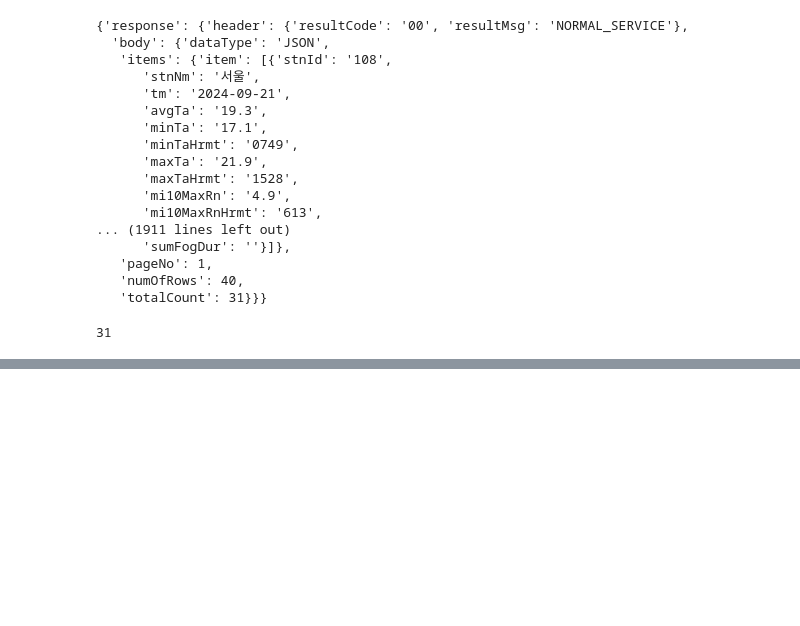
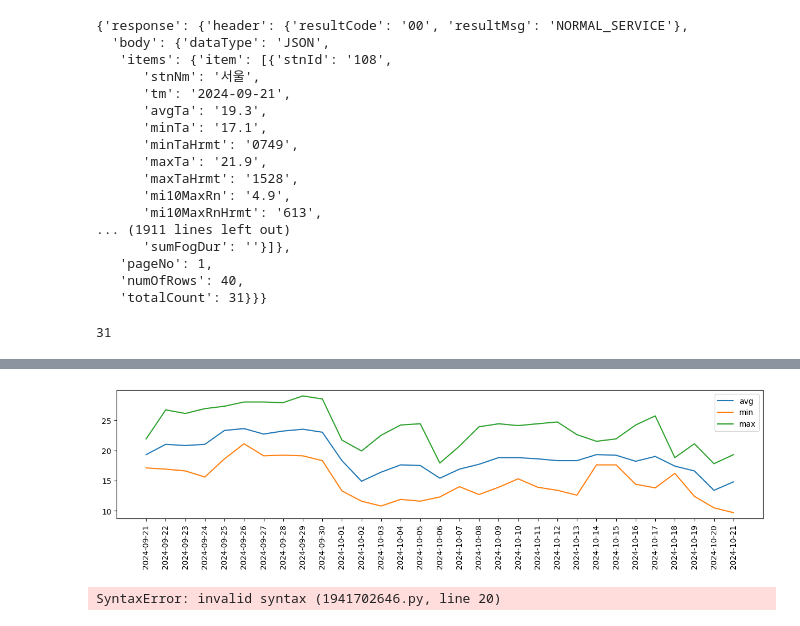
Before and after one commit to shared-repo/human-da, a Jupyter notebook: workspace/python-basic/example-02.ipynb, the cells around one changed output, grey strips where cells are left out. Cells and saved outputs as stored; diff of their text form; code cells hidden in the pictures; blank space fills up the shorter version.

```diff
--- a/workspace/python-basic/example-02.ipynb
+++ b/workspace/python-basic/example-02.ipynb
@@ -319,0 +349,12 @@ for item in dict_response['response']['body']['items']['item']:
+# %%
+# json str -> dict
+import json
+
+text_response = response.content.decode('utf-8')
+dict_response = json.loads(text_response)
+dict_response
+# %%
+import pandas as pd
+
+df_weather = pd.DataFrame(dict_response['response']['body']['items']['item'])
+df_weather.head(3)
@@ -319,0 +367,3 @@ for item in dict_response['response']['body']['items']['item']:
+# %%
+df_weather2 = df_weather[["tm", "minTa", "maxTa", "avgTa"]]
+df_weather2.head(3)
@@ -319,0 +393,4 @@ for item in dict_response['response']['body']['items']['item']:
+# %%
+df_weather2['minTa2'] = df_weather2['minTa'].map(lambda v : float(v))
+df_weather2['maxTa2'] = df_weather2['maxTa'].map(lambda v : float(v))
+df_weather2['avgTa2'] = df_weather2['avgTa'].map(lambda v : float(v))
@@ -319,0 +418,35 @@ for item in dict_response['response']['body']['items']['item']:
+# %%
+import matplotlib.pyplot as plt
+
+plt.figure(figsize=(15, 3))
+plt.plot(df_weather2['tm'], df_weather2['avgTa2'], label='avg')
+plt.plot(df_weather2['tm'], df_weather2['minTa2'], label='min')
+plt.plot(df_weather2['tm'], df_weather2['maxTa2'], label='max')
+plt.xticks(rotation=90)
+plt.legend()
+plt.show()
+# %% [output]
+[figure, added]
+# %%
+def f_add(a, b):
+    return a + b
+
+f_add(10, 20)
+
+f_add2 = f_add # 함수를 변수에 저장
+
+f_add2(20, 30)
+
+def calc(f, a, b):
+    return f(a, b)
+
+calc(f_add, 100, 200) # 함수를 전달인자로 사용할 수 있습니다.
+
+f_add3 = lambda a, b: a + b
+calc(f_add3, 1000, 2000)
+
+calc(lambda a, b: a + b, 1000, 2000)
+
+# calc(def (a, b): return a + b, 1000, 2000)
+# %% [output]
+SyntaxError: invalid syntax (1941702646.py, line 20)
```
Also changed, not shown: parts of 10 cells of this notebook.
